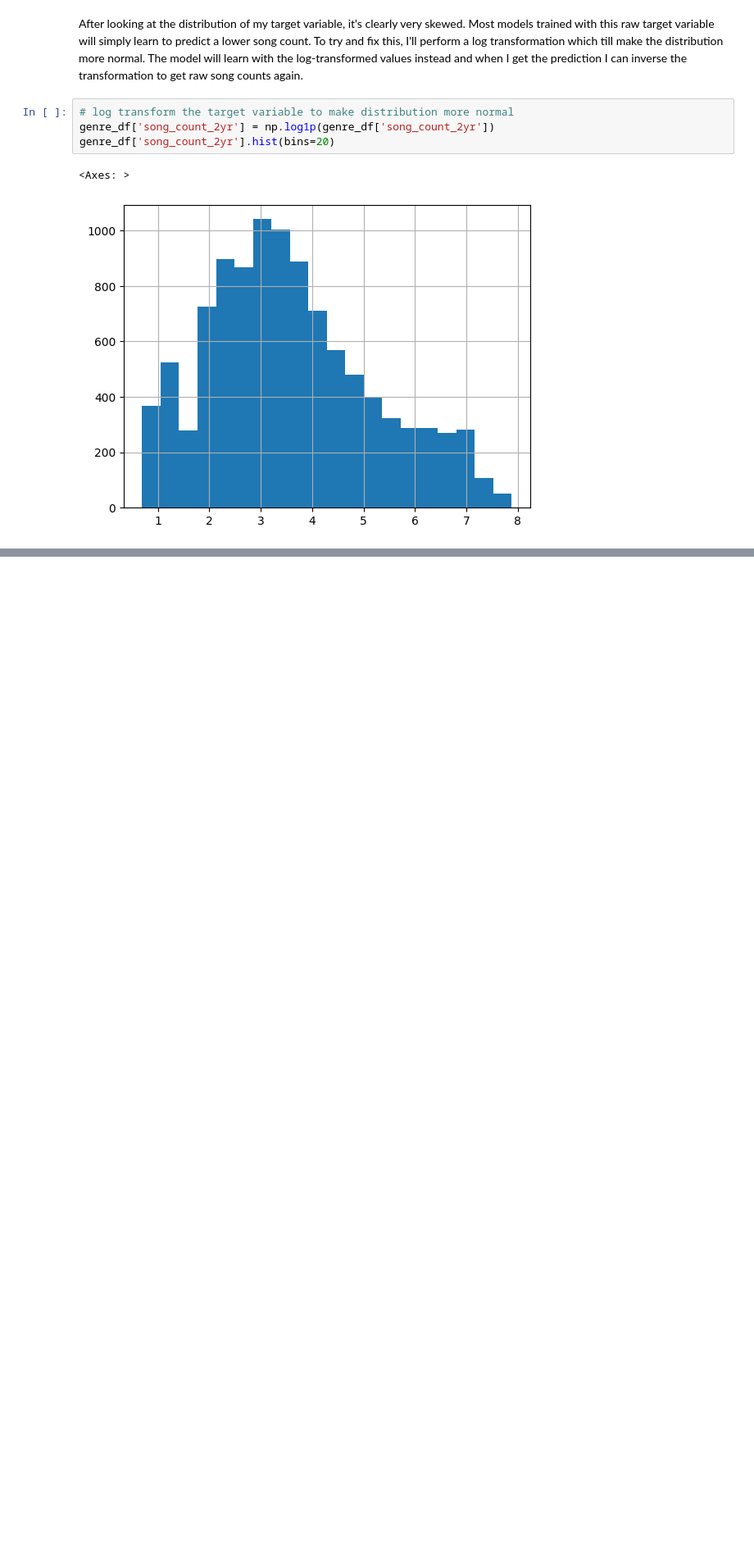
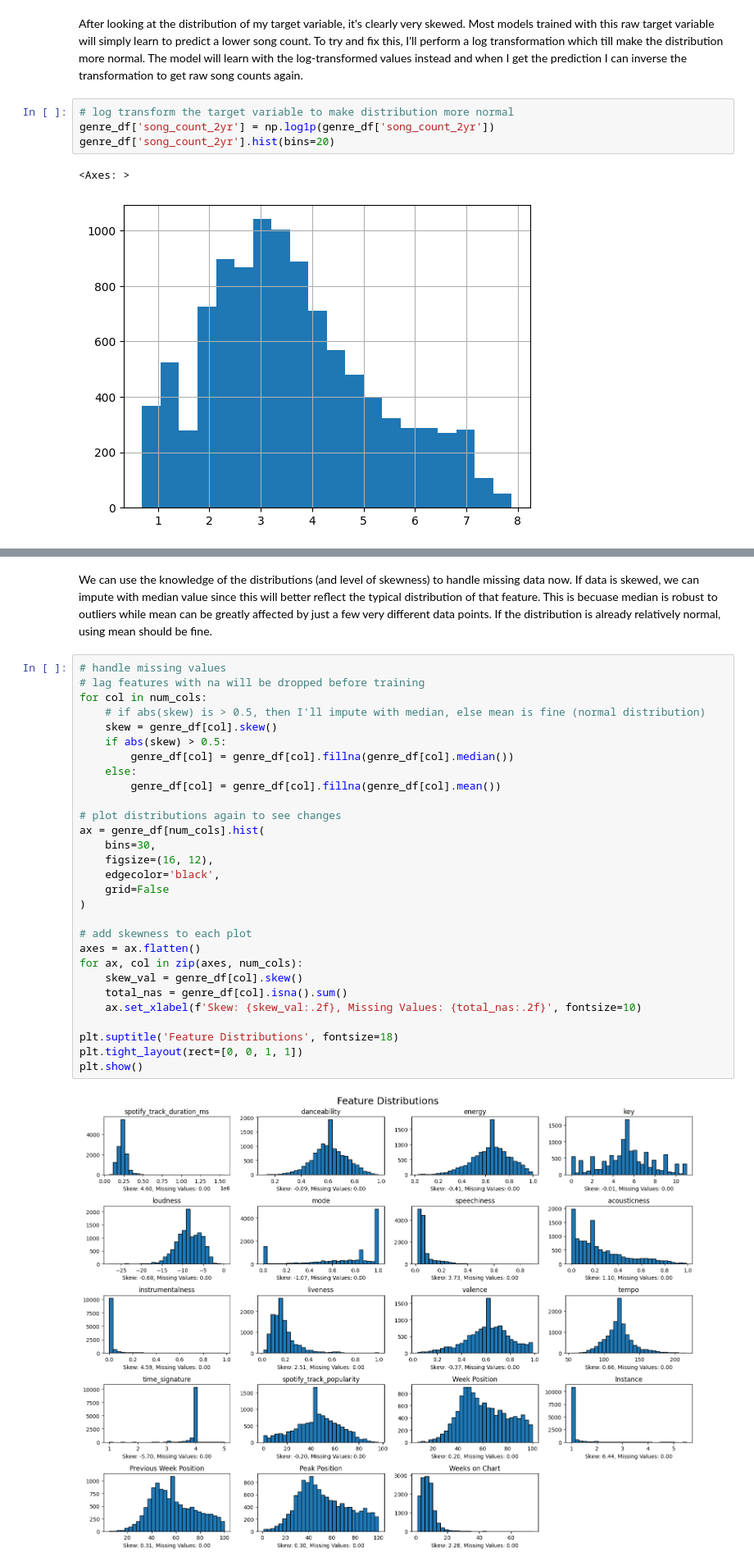
Before and after one commit to dcsajdak/MusicGenreTrends, a Jupyter notebook: MusicTrendForecasting.ipynb, the cells around one changed output, grey strips where cells are left out. Shown at 82% size. Drawn from its saved outputs; the diff is of its cells as text; blank space fills up the shorter version.

```diff
--- a/MusicTrendForecasting.ipynb
+++ b/MusicTrendForecasting.ipynb
@@ -139,0 +134,33 @@ Weeks on Chart missing values: 0.00%, Weeks on Chart skewness: 2.28
+# %% [markdown]
+We can use the knowledge of the distributions (and level of skewness) to handle missing data now. If data is skewed, we can impute with median value since this will better reflect the typical distribution of that feature. This is becuase median is robust to outliers while mean can be greatly affected by just a few very different data points. If the distribution is already relatively normal, using mean should be fine.
+# %%
+# handle missing values
+# lag features with na will be dropped before training
+for col in num_cols:
+    # if abs(skew) is > 0.5, then I'll impute with median, else mean is fine (normal distribution)
+    skew = genre_df[col].skew()
+    if abs(skew) > 0.5:
+        genre_df[col] = genre_df[col].fillna(genre_df[col].median())
+    else:
+        genre_df[col] = genre_df[col].fillna(genre_df[col].mean())
+
+# plot distributions again to see changes
+ax = genre_df[num_cols].hist(
+    bins=30,
+    figsize=(16, 12),
+    edgecolor='black',
+    grid=False
+)
+
+# add skewness to each plot
+axes = ax.flatten()
+for ax, col in zip(axes, num_cols):
+    skew_val = genre_df[col].skew()
+    total_nas = genre_df[col].isna().sum()
+    ax.set_xlabel(f'Skew: {skew_val:.2f}, Missing Values: {total_nas:.2f}', fontsize=10)
+
+plt.suptitle('Feature Distributions', fontsize=18)
+plt.tight_layout(rect=[0, 0, 1, 1])
+plt.show()
+# %% [output]
+[figure, added]
```
Also changed, not shown: parts of 2 cells of this notebook.
